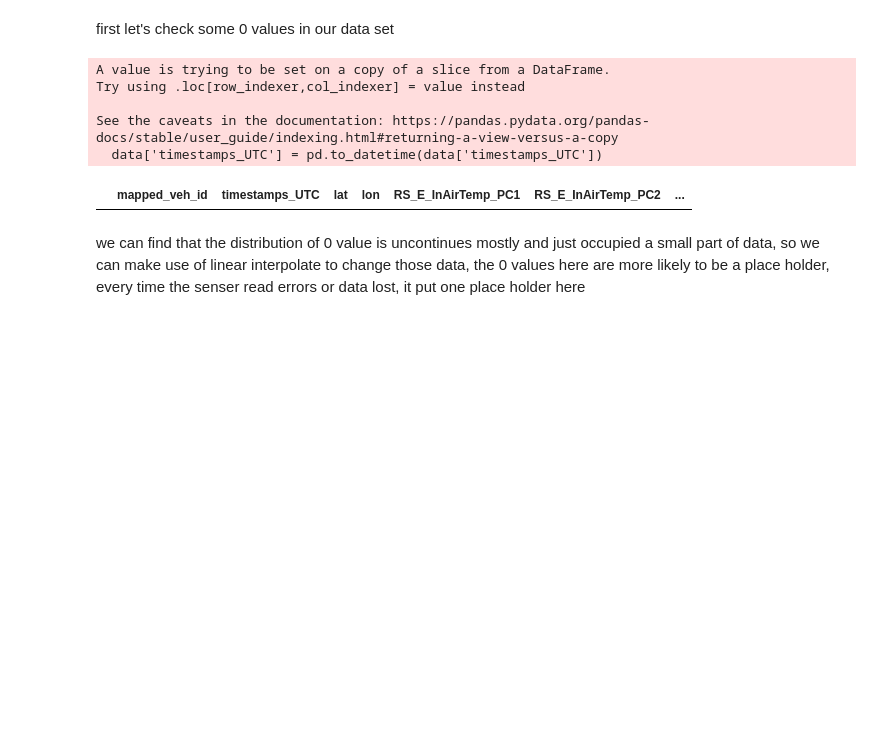
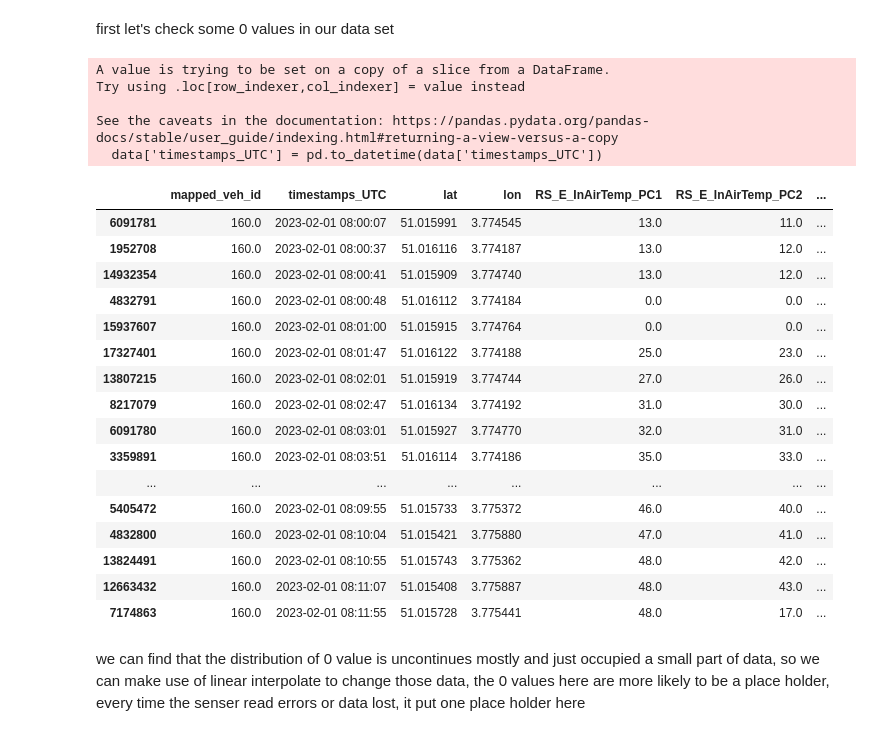
Before and after one commit to yutao-data/Data_Mining_SNCB, a Jupyter notebook: notebooks/sncb-eda-data-clean.ipynb, the cells around one changed output. Cells and saved outputs as stored; diff of their text form; code cells hidden in the pictures; blank space fills up the shorter version.

Commit message:
EDA & Data Clean | Update Interpolate 0 Place Holder Example Data

```diff
--- a/notebooks/sncb-eda-data-clean.ipynb
+++ b/notebooks/sncb-eda-data-clean.ipynb
@@ -306,23 +306,39 @@ first let's check some 0 values in our data set
 # %%
 # change pd settings to show 50 rows
 pd.set_option('display.max_rows', 50)
 
 # change timestamps_UTC to date type
 data['timestamps_UTC'] = pd.to_datetime(data['timestamps_UTC'])
 
 # set time range
-start_time = '2023-01-03 08:00:00'
-end_time = '2023-01-03 14:00:00'
+start_time = '2023-02-01 08:00:00'
+end_time = '2023-02-01 08:12:00'
 
 # filter time range
-data[(data['timestamps_UTC'] >= start_time) & (data['timestamps_UTC'] <= end_time)].sort_values('timestamps_UTC')
+data[(data['timestamps_UTC'] >= start_time) & (data['timestamps_UTC'] <= end_time) & (data['mapped_veh_id'] == 160)].sort_values('timestamps_UTC')
 # %% [output]
 A value is trying to be set on a copy of a slice from a DataFrame.
 Try using .loc[row_indexer,col_indexer] = value instead
 
 See the caveats in the documentation: https://pandas.pydata.org/pandas-docs/stable/user_guide/indexing.html#returning-a-view-versus-a-copy
   data['timestamps_UTC'] = pd.to_datetime(data['timestamps_UTC'])
 |  | mapped_veh_id | timestamps_UTC | lat | lon | RS_E_InAirTemp_PC1 | RS_E_InAirTemp_PC2 | ... |
+| 6091781 | 160.0 | 2023-02-01 08:00:07 | 51.015991 | 3.774545 | 13.0 | 11.0 | ... |
+| 1952708 | 160.0 | 2023-02-01 08:00:37 | 51.016116 | 3.774187 | 13.0 | 12.0 | ... |
+| 14932354 | 160.0 | 2023-02-01 08:00:41 | 51.015909 | 3.774740 | 13.0 | 12.0 | ... |
+| 4832791 | 160.0 | 2023-02-01 08:00:48 | 51.016112 | 3.774184 | 0.0 | 0.0 | ... |
+| 15937607 | 160.0 | 2023-02-01 08:01:00 | 51.015915 | 3.774764 | 0.0 | 0.0 | ... |
+| 17327401 | 160.0 | 2023-02-01 08:01:47 | 51.016122 | 3.774188 | 25.0 | 23.0 | ... |
+| 13807215 | 160.0 | 2023-02-01 08:02:01 | 51.015919 | 3.774744 | 27.0 | 26.0 | ... |
+| 8217079 | 160.0 | 2023-02-01 08:02:47 | 51.016134 | 3.774192 | 31.0 | 30.0 | ... |
+| 6091780 | 160.0 | 2023-02-01 08:03:01 | 51.015927 | 3.774770 | 32.0 | 31.0 | ... |
+| 3359891 | 160.0 | 2023-02-01 08:03:51 | 51.016114 | 3.774186 | 35.0 | 33.0 | ... |
+| ... | ... | ... | ... | ... | ... | ... | ... |
+| 5405472 | 160.0 | 2023-02-01 08:09:55 | 51.015733 | 3.775372 | 46.0 | 40.0 | ... |
+| 4832800 | 160.0 | 2023-02-01 08:10:04 | 51.015421 | 3.775880 | 47.0 | 41.0 | ... |
+| 13824491 | 160.0 | 2023-02-01 08:10:55 | 51.015743 | 3.775362 | 48.0 | 42.0 | ... |
+| 12663432 | 160.0 | 2023-02-01 08:11:07 | 51.015408 | 3.775887 | 48.0 | 43.0 | ... |
+| 7174863 | 160.0 | 2023-02-01 08:11:55 | 51.015728 | 3.775441 | 48.0 | 17.0 | ... |
 # %% [markdown]
 we can find that the distribution of 0 value is uncontinues mostly and just occupied a small part of data, so we can make use of linear interpolate to change those data, the 0 values here are more likely to be a place holder, every time the senser read errors or data lost, it put one place holder here
 # %%
```
Also changed, not shown: parts of 2 cells of this notebook.
